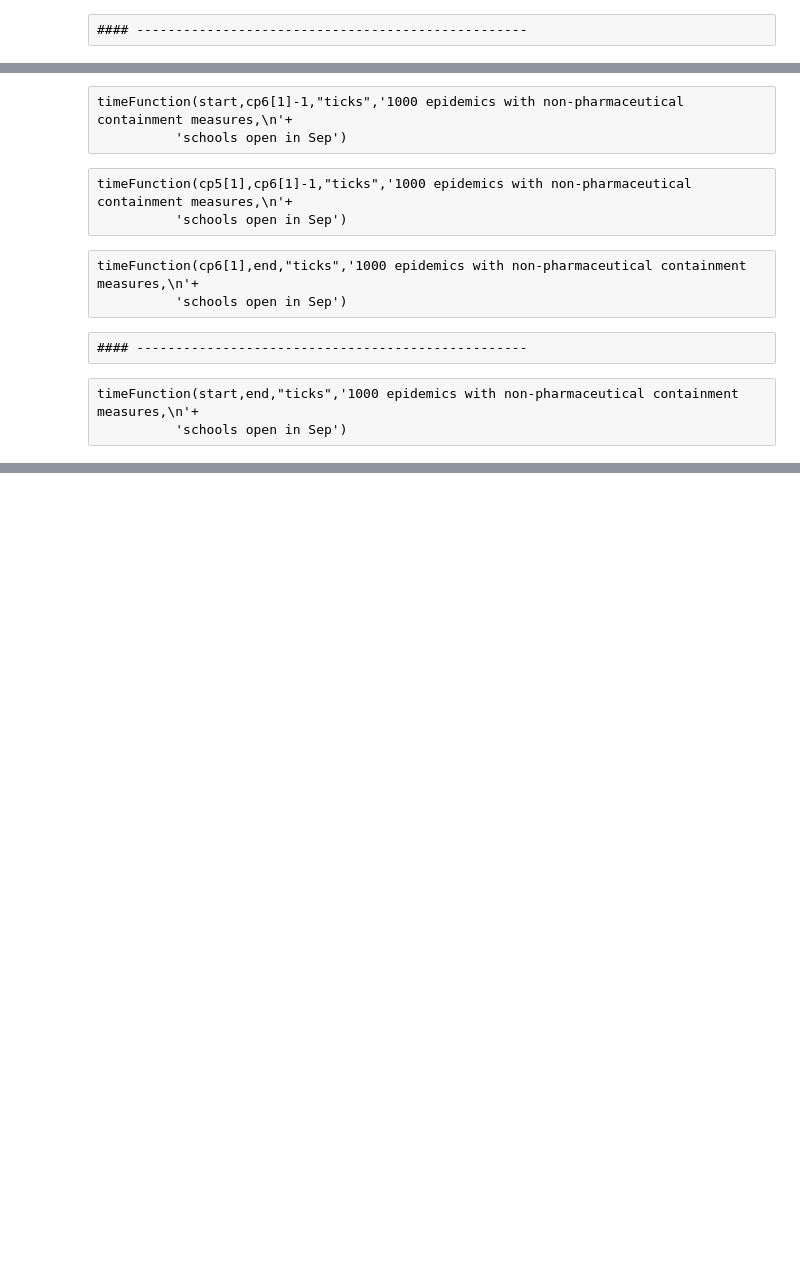
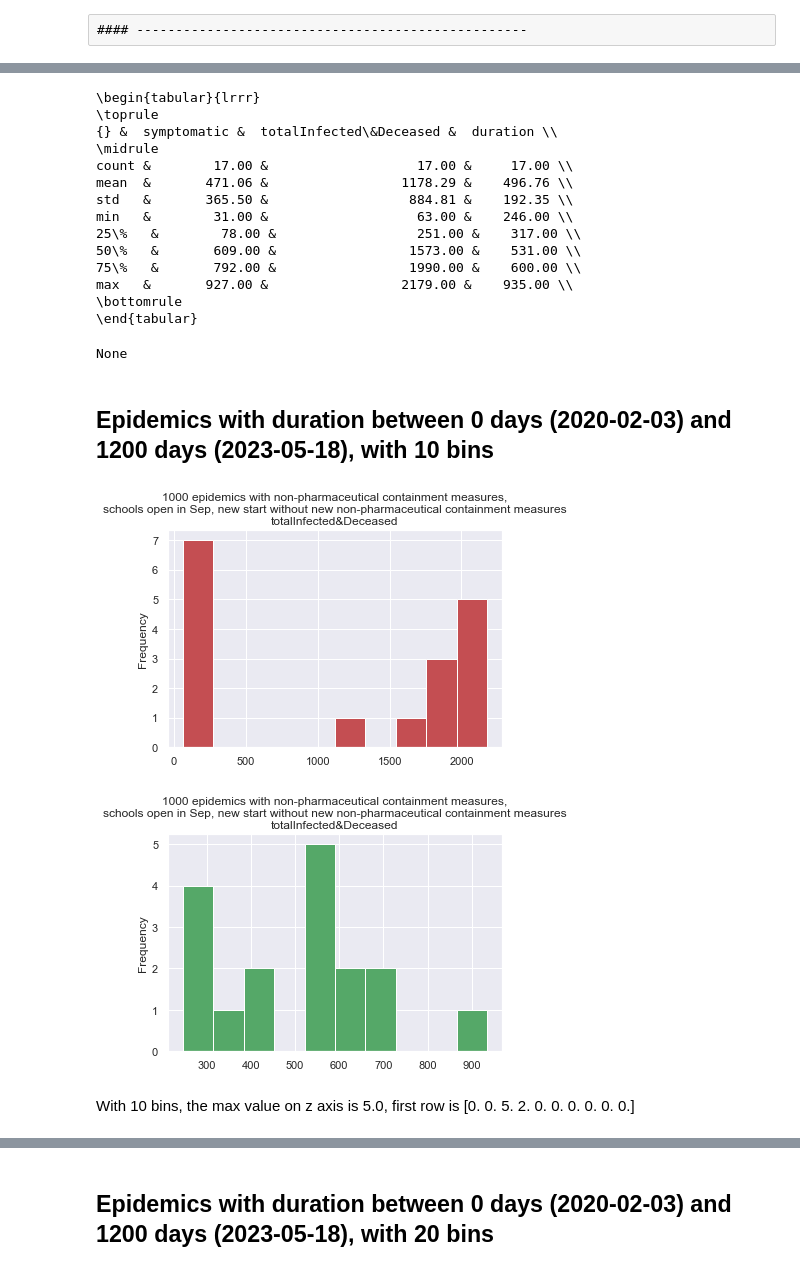
Before and after one commit to terna/readSIsaR_BatchResults, a Jupyter notebook: selectResults1kStableSeedsCPoints_basicControlB_schoolOpenSeptChangingWorld_plusHMlog.ipynb, the cells around one changed output, grey strips where cells are left out. Cells and saved outputs as stored; diff of their text form; code cells hidden in the pictures; blank space fills up the shorter version.

```diff
--- a/selectResults1kStableSeedsCPoints_basicControlB_schoolOpenSeptChangingWorld_plusHMlog.ipynb
+++ b/selectResults1kStableSeedsCPoints_basicControlB_schoolOpenSeptChangingWorld_plusHMlog.ipynb
@@ -81,3 +71,5 @@ rundf[['cp1cRedNH','cumulativeRedCount','totalInfected&Deceased','ticks']].descr
+# %%
+rLim=1200
 # %%
 tmp=rundf[['cp1cRedNH','cumulativeRedCount','totalInfected&Deceased','ticks']].describe()
 # %%
@@ -282,0 +233,2 @@ rundf.plot(x="ticks",y="totalInfected&Deceased",s=3,kind='scatter',figsize=(15,8
+# %%
+selectedrundf=rundf[rundf.realistic_cp2_cp3]
@@ -304,7 +256,7 @@ import matplotlib.colors as colors
 from matplotlib.colors import LogNorm
 import seaborn as sns; sns.set()
 
-def timeFunction(day0,day1,durationCol,title):
+def timeFunction(rundf,day0,day1,durationCol,title):
 
     rundfHere=rundf.copy()
     rundfHere=rundfHere[rundfHere[durationCol]>=day0]
@@ -338,7 +290,7 @@ def timeFunction(day0,day1,durationCol,title):
 
         # preparing data for the heat-map
         hist = plt.hist2d(x=rundfHere['duration'], y=rundfHere['totalInfected&Deceased'],
-                          bins=nBins, range=[[0, 700], [0, 3600]])
+                          bins=nBins, range=[[0, rLim], [0, 3600]])
         plt.close() #to avoid the output of hist2d
 
         zMax=np.amax(hist[0]) # max level z axis
@@ -433,7 +321,7 @@ def timeQuantityFunction(q,day0,day1,durationCol,title):
 # %%
 #checkpoint names
 start = 0
-end=1000
+end=rLim
 cp1=[1, 30,"cp1cRed","cp1totalInfected&Deceased"]
 cp2=[2,119,"cp2cRed","cp2totalInfected&Deceased"]
 cp3=[3,230,"cp3cRed","cp3totalInfected&Deceased"]
@@ -610,14 +333,4 @@ checkPoint(cp6,"ticks",'1000 epidemics with non-pharmaceutical containment measu
-# %% [raw]
-timeFunction(start,cp6[1]-1,"ticks",'1000 epidemics with non-pharmaceutical containment measures,\n'+
-          'schools open in Sep')
-# %% [raw]
-timeFunction(cp5[1],cp6[1]-1,"ticks",'1000 epidemics with non-pharmaceutical containment measures,\n'+
-          'schools open in Sep')
-# %% [raw]
-timeFunction(cp6[1],end,"ticks",'1000 epidemics with non-pharmaceutical containment measures,\n'+
-          'schools open in Sep')
-# %% [raw]
-#### --------------------------------------------------
-# %% [raw]
-timeFunction(start,end,"ticks",'1000 epidemics with non-pharmaceutical containment measures,\n'+
-          'schools open in Sep')
+# %%
+timeFunction(selectedrundf,start,end,"ticks",'1000 epidemics with non-pharmaceutical containment measures,\n'+
+          'schools open in Sep, new start without new non-pharmaceutical containment measures')
+# %% [output]
@@ -623,0 +347,19 @@ timeFunction(start,end,"ticks",'1000 epidemics with non-pharmaceutical containme
+\begin{tabular}{lrrr}
+\toprule
+{} &  symptomatic &  totalInfected\&Deceased &  duration \\
+\midrule
+count &        17.00 &                   17.00 &     17.00 \\
+mean  &       471.06 &                 1178.29 &    496.76 \\
+std   &       365.50 &                  884.81 &    192.35 \\
+min   &        31.00 &                   63.00 &    246.00 \\
+25\%   &        78.00 &                  251.00 &    317.00 \\
+50\%   &       609.00 &                 1573.00 &    531.00 \\
+75\%   &       792.00 &                 1990.00 &    600.00 \\
+max   &       927.00 &                 2179.00 &    935.00 \\
+\bottomrule
+\end{tabular}
+None
+## Epidemics with duration between 0 days (2020-02-03) and 1200 days (2023-05-18), with 10 bins
+[figure, added]
+[figure, added]
+With 10 bins, the max value on z axis is 5.0, first row is [0. 0. 5. 2. 0. 0. 0. 0. 0. 0.]
@@ -623,0 +367 @@ timeFunction(start,end,"ticks",'1000 epidemics with non-pharmaceutical containme
+## Epidemics with duration between 0 days (2020-02-03) and 1200 days (2023-05-18), with 20 bins
```
Also changed, not shown: parts of 60 cells of this notebook, 3 other files.
